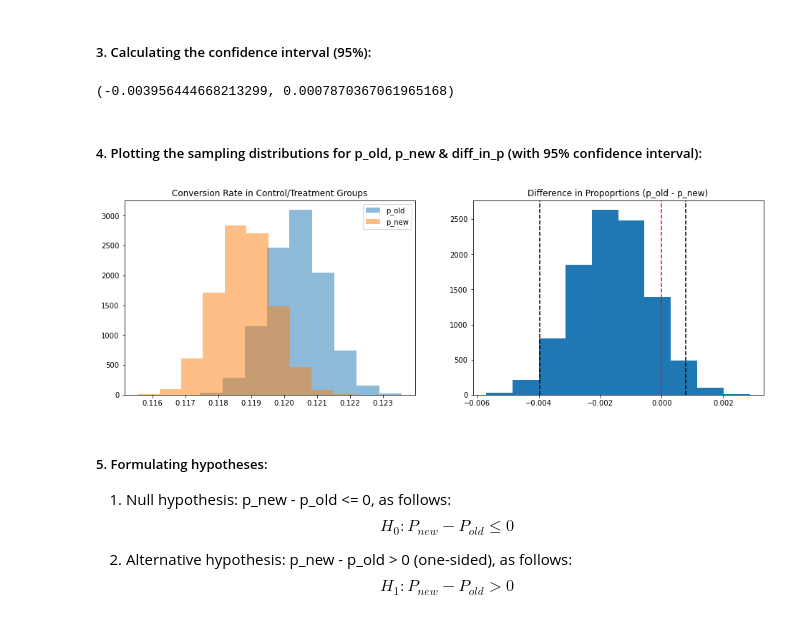
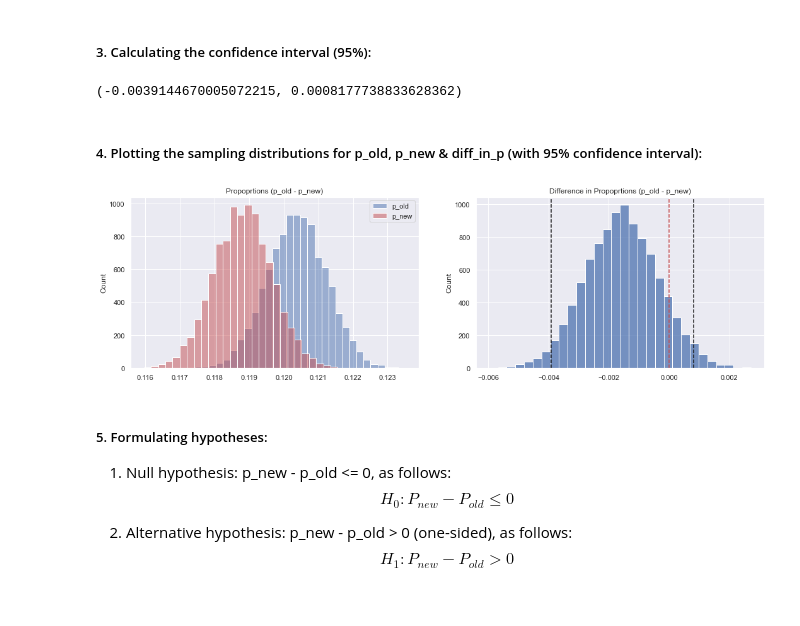
Before and after one commit to DVM-Moheb/Udacity-Analyze-AB-Test-Results, a Jupyter notebook: analyze_ab_test_results.ipynb, the cells around one changed output. Saved outputs shown, nothing was run; the diff lists cells and outputs as text; code cells hidden in the pictures.

```diff
--- a/analyze_ab_test_results.ipynb
+++ b/analyze_ab_test_results.ipynb
@@ -144,7 +145,7 @@ df2.drop_duplicates('user_id', inplace=True)
 a. What is the probability of an individual converting regardless of the page they receive?
 # %%
 # Defining a function to calculate CR for a given group:
-def calculate_cr(df, gp=None):
+def calculate_cr(data, gp=None):
 
     """
     Calculates CR for a given group.
@@ -159,10 +160,12 @@ def calculate_cr(df, gp=None):
 
     # Zooming in the required part of the data:
     if gp:
-        df = df.query("group == @gp")
+        df_ = data.query("group == @gp").copy()
+    else:
+        df_ = data.copy()
 
     # Calculating & returning CR:
-    return df['converted'].mean()
+    return df_['converted'].mean()
 # %%
 # Conversion rate in general (after cleaning data):
 p_general = calculate_cr(df2)
@@ -261,4 +342,4 @@ diff_in_p
 # Optimizing the dataset before bootstrapping:
 df_optimized = df2[['group', 'converted']].copy()
 df_optimized['group'] = df_optimized['group'].astype('category')
-df_optimized['converted'] = df_optimized['converted'].astype('int8')
+df_optimized['converted'] = df_optimized['converted'].astype('int16')
@@ -313,5 +346,5 @@ def btstrp_func(df, iters, func, groups, size=None):
 # %%
 %%time
 # Runtime ~ 7-15 minutes!
-p_old_arr, p_new_arr, diff_in_p_arr = btstrp_func(df_optimized, 10000, calculate_cr, ['control', 'treatment'])
+p_old_arr, p_new_arr, diff_in_p_arr = btstrp_func(df_optimized, 10000)
 # %% [output]
@@ -319,28 +352,28 @@ Wall time: 9min 4s
 # %% [markdown]
 ##### 3. Calculating the confidence interval (95%):
 # %%
-lower_point, upper_point = np.percentile(diff_in_p_arr, [2.5, 97.5])
-lower_point, upper_point
+lower_ci, upper_ci = np.percentile(a=diff_in_p_arr, q=[2.5, 97.5])
+lower_ci, upper_ci
 # %% [output]
-(-0.003956444668213299, 0.0007870367061965168)
+(-0.0039144670005072215, 0.0008177738833628362)
 # %% [markdown]
 ##### 4. Plotting the sampling distributions for p_old, p_new & diff_in_p (with 95% confidence interval):
-# %%
-fig, axs = plt.subplots(1, 2, figsize=(16, 5))
-axs = axs.flatten()
-
-axs[0].set(title='Conversion Rate in Control/Treatment Groups')
-axs[0].hist(p_old_arr, alpha=0.5, label='p_old')
-axs[0].hist(p_new_arr, alpha=0.5, label='p_new')
-axs[0].legend()
-
-axs[1].set(title='Difference in Propoprtions (p_old - p_new)')
-axs[1].axvline(lower_point, color='k', linestyle='--')
-axs[1].axvline(upper_point, color='k', linestyle='--')
-axs[1].axvline(0, color='r', linestyle='--')
-axs[1].hist(diff_in_p_arr);
-# %% [output]
-[figure, removed]
+# %%
+# Plotting p_old_arr, p_new_arr, diff_in_p_arr:
+fig, (ax1, ax2) = plt.subplots(1, 2, figsize=(18, 5))
+
+sns.histplot(x=p_old_arr, bins=30, alpha=0.5, label='p_old', ax=ax1)
+sns.histplot(x=p_new_arr, bins=30, alpha=0.5, label='p_new', ax=ax1, color='r')
+ax1.set_title('Propoprtions (p_old - p_new)')
+ax1.legend()
+
+sns.histplot(x=diff_in_p_arr, bins=30, ax=ax2)
+ax2.axvline(x=lower_ci, color='k', linestyle='--')
+ax2.axvline(x=upper_ci, color='k', linestyle='--')
+ax2.axvline(x=0, color='r', linestyle='--')
+ax2.set_title('Difference in Propoprtions (p_old - p_new)');
+# %% [output]
+[figure, added]
 # %% [markdown]
 ##### 5. Formulating hypotheses:
 1. Null hypothesis: p_new - p_old <= 0, as follows:
```
Also changed, not shown: parts of 48 cells of this notebook, 1 other file.
